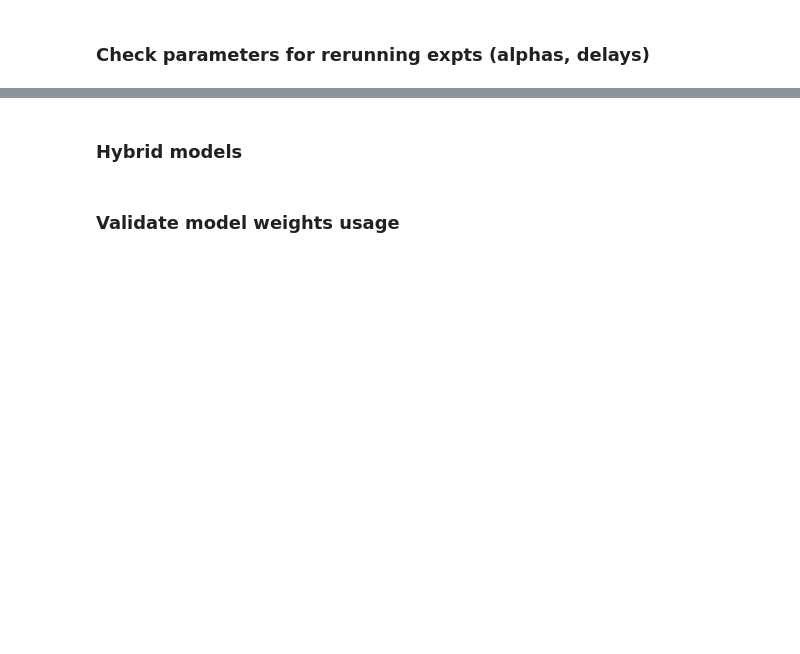
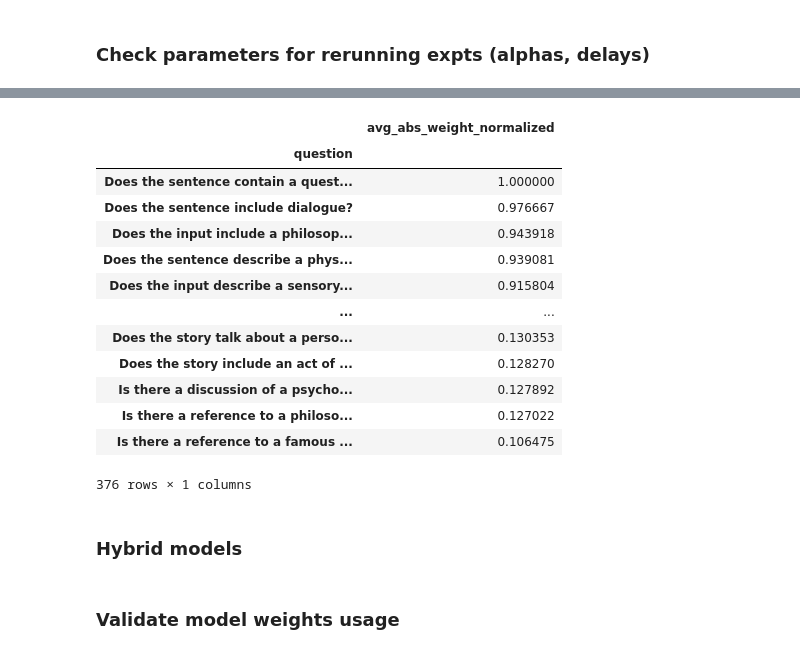
Before and after one commit to csinva/interpretable-embeddings, a Jupyter notebook: notebooks/01_encoding.ipynb, the cells around one changed output, grey strips where cells are left out. Saved outputs shown, nothing was run; the diff lists cells and outputs as text; code cells hidden in the pictures; blank space fills up the shorter version.

Commit message:
save questions v1

```diff
--- a/notebooks/01_encoding.ipynb
+++ b/notebooks/01_encoding.ipynb
@@ -78,9 +112,51 @@ emb_size = weights.shape[0] / ndelays
 
 # chunk weights by emb_size and make violion plots
 weights = weights.reshape(ndelays, int(emb_size), -1)
-weights = np.abs(weights.reshape(ndelays, -1))
-print('means (first value is delay=1, then delay=2, ...)',
-      weights.mean(axis=1), np.median(weights, axis=1))
+
+# # Look at mean abs coefs
+# weights = np.abs(weights.reshape(ndelays, -1))
+# print('means (first value is delay=1, then delay=2, ...)',
+#       weights.mean(axis=1), np.median(weights, axis=1))
+# plt.plot(np.arange(ndelays) + 1, weights.mean(axis=1))
+# plt.xlabel('Delays')
+# plt.ylabel('Mean abs coef')
+# plt.show()
+
+# look at coefs per feature
+weights = np.swapaxes(weights, 0, 1)  # emb_size, ndelays, nfeatures
+weights = weights.reshape(int(emb_size), -1)
+weights = np.abs(weights)
+weights_per_feat = weights.mean(axis=-1)
+# %%
+questions = qa_questions.get_questions()
+# %%
+df = (
+    pd.DataFrame({
+        'question': questions,
+        'avg_abs_coef_normalized': weights_per_feat / weights_per_feat.max()
+    }).sort_values(by='avg_abs_coef_normalized', ascending=False)
+    .set_index('question')
+    .round(3)
+)
+# df.to_json('../questions_v1.json', orient='index', indent=2)
+df.to_csv('../questions_v1.csv')
+# %%
+df.set_index('question')
+# %% [output]
+|  | avg_abs_weight_normalized |
+| question |  |
+| Does the sentence contain a quest... | 1.000000 |
+| Does the sentence include dialogue? | 0.976667 |
+| Does the input include a philosop... | 0.943918 |
+| Does the sentence describe a phys... | 0.939081 |
+| Does the input describe a sensory... | 0.915804 |
+| ... | ... |
+| Does the story talk about a perso... | 0.130353 |
+| Does the story include an act of ... | 0.128270 |
+| Is there a discussion of a psycho... | 0.127892 |
+| Is there a reference to a philoso... | 0.127022 |
+| Is there a reference to a famous ... | 0.106475 |
+376 rows × 1 columns
 # %% [markdown]
 ### Hybrid models
 # %%
```
Also changed, not shown: parts of 4 cells of this notebook, 3 other files.
